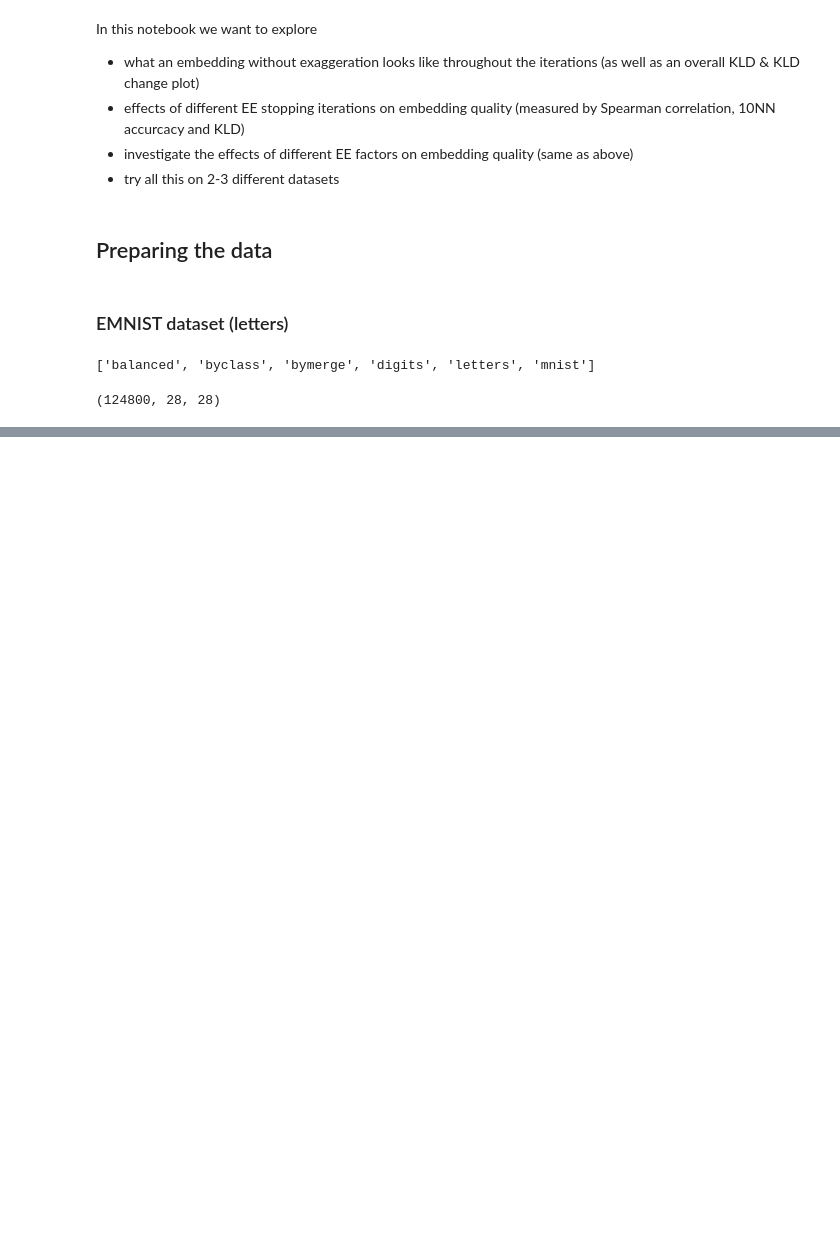
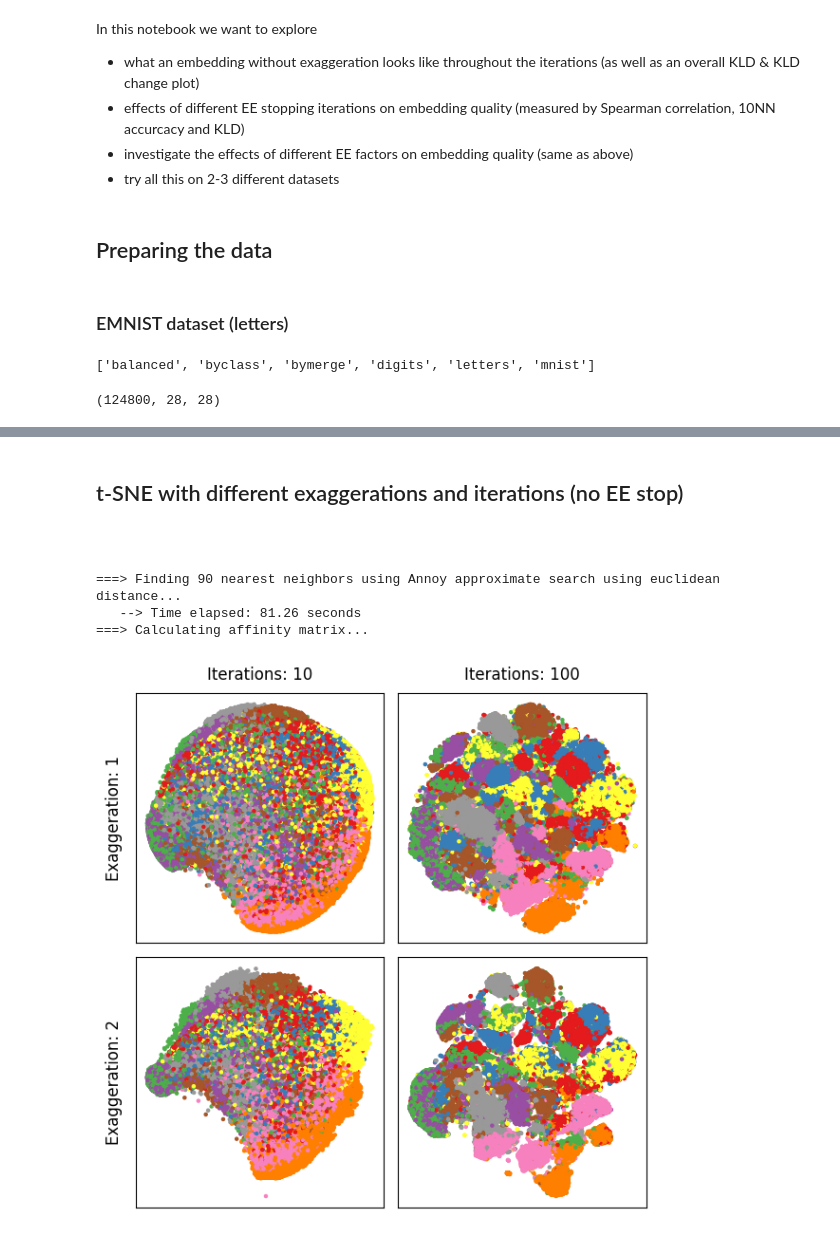
Before and after one commit to giSolve/thesis, a Jupyter notebook: code/exaggeration/exaggeration.ipynb, the cells around one changed output, grey strips where cells are left out. Cells and saved outputs as stored; diff of their text form; code cells hidden in the pictures; blank space fills up the shorter version.

```diff
--- a/code/exaggeration/exaggeration.ipynb
+++ b/code/exaggeration/exaggeration.ipynb
@@ -23,0 +97,4 @@ images.shape
+# %% [markdown]
+## t-SNE with different exaggerations and iterations (no EE stop)
+# %%
+all_emnist_data, all_emnist_labels = sample_emnist_data(1.0)
@@ -23,0 +188,15 @@ images.shape
+# %% [markdown]
+###
+# %%
+iterations = [1, 10, 100, 500, 750, 1000, 1500]
+exaggerations = [1, 2, 4, 12, 20]
+# %%
+embeddings = run_multiple_tsne(all_emnist_data, all_emnist_labels, iterations, exaggerations)
+# %% [output]
+===> Finding 90 nearest neighbors using Annoy approximate search using euclidean distance...
+   --> Time elapsed: 81.26 seconds
+===> Calculating affinity matrix...
+# %%
+plot_throughout_iter(iterations, exaggerations, embeddings)
+# %% [output]
+[figure, added]
```
Also changed, not shown: parts of 10 cells of this notebook, 3 other files.
